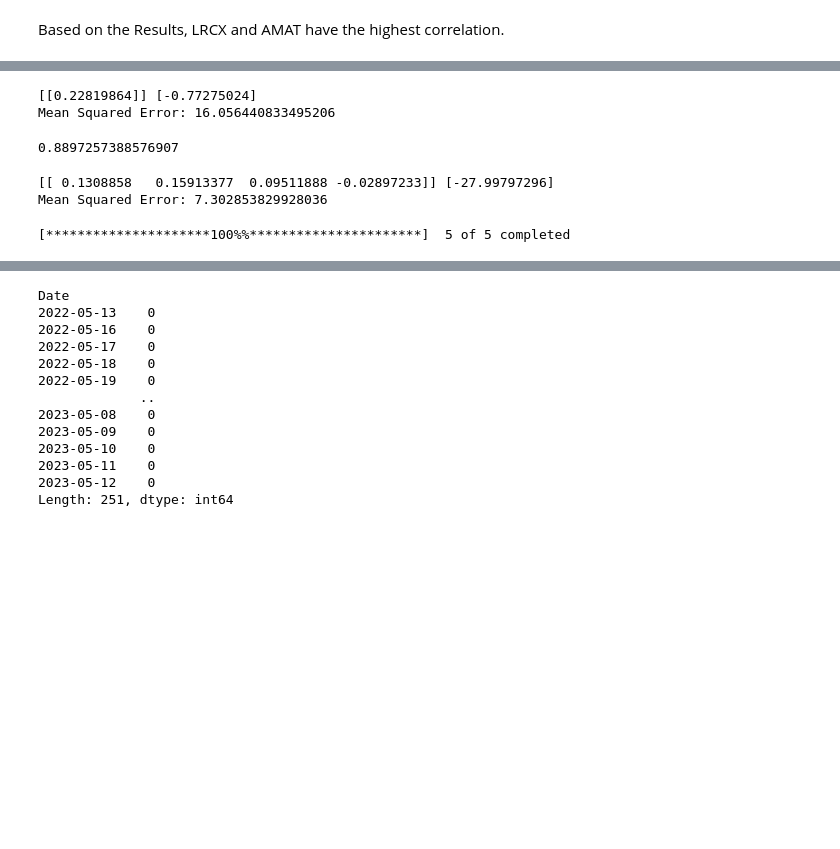
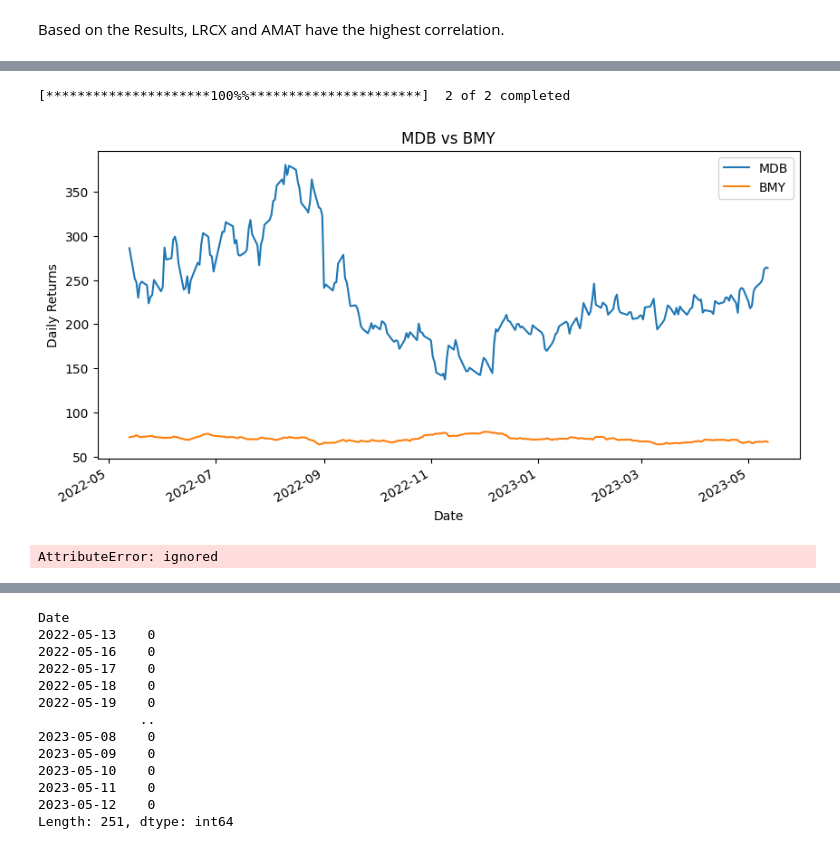
Before and after one commit to devamshri/CS-4651-Team-51, a Jupyter notebook: Midterm.ipynb, the cells around one changed output, grey strips where cells are left out. Drawn from its saved outputs; the diff is of its cells as text; code cells hidden in the pictures; blank space fills up the shorter version.

```diff
--- a/Notebooks/Midterm.ipynb
+++ b/Midterm.ipynb
@@ -198,3 +191,17 @@ Date
+# %%
+stocks = yf.download(['MDB', 'BMY'], start, mid)['Adj Close']
+# Pull data for closes
+stocks['MDB_1d_return'] = np.log(stocks['MDB']/stocks['MDB'].shift(1))
+stocks['BMY_1d_return'] = np.log(stocks['BMY']/stocks['BMY'].shift(1))
+# Calculate daily returns
+
+stocks[['MDB', 'BMY']].plot(figsize=(10, 5))
+plt.title('MDB vs BMY')
+plt.ylabel('Daily Returns')
+plt.show()
+# %% [output]
+[*********************100%%**********************]  2 of 2 completed
+[figure, added]
 # %%
 import numpy as np
 
@@ -202,40 +209,13 @@ stocks.dropna(inplace = True)
 # %%
 from sklearn.linear_model import LinearRegression
 from sklearn.metrics import mean_squared_error
-X = stocks[['LRCX']]
-y = stocks[['AMAT']]
+X = stocks[['AMAT', 'LRCX']]
+y = stocks[['LRCX_1d_return', 'AMAT_1d_return']]
 model = LinearRegression()
 model.fit(X, y)
-print(model.coef_, model.intercept_)
+print(model.coef)
 predicted_Y = model.predict(X)
 mse = mean_squared_error(y, predicted_Y)
 print(f"Mean Squared Error: {mse}")
-#Simple baseline linear regression
 # %% [output]
-[[0.22819864]] [-0.77275024]
-Mean Squared Error: 16.056440833495206
+AttributeError: ignored
-# %%
-from sklearn.metrics import r2_score
-r2 = model.score(X, y)
-print(r2)
-# %% [output]
-0.8897257388576907
-# %%
-from sklearn.linear_model import LinearRegression
-from sklearn.metrics import mean_squared_error
-X = stocks[['LRCX', 'TXN', 'AVGO', 'NVDA']]
-y = stocks[['AMAT']]
-model2 = LinearRegression()
-model2.fit(X, y)
-print(model2.coef_, model2.intercept_)
-predicted_Y = model2.predict(X)
-mse = mean_squared_error(y, predicted_Y)
-print(f"Mean Squared Error: {mse}")
-#Simple baseline linear regression
-# %% [output]
-[[ 0.1308858   0.15913377  0.09511888 -0.02897233]] [-27.99797296]
-Mean Squared Error: 7.302853829928036
-# %%
-end_stocks = yf.download(['LRCX', 'TXN', 'AVGO', 'NVDA', 'AMAT'], mid, end)['Adj Close']
-# %% [output]
-[*********************100%%**********************]  5 of 5 completed
```
Also changed, not shown: parts of 19 cells of this notebook.
